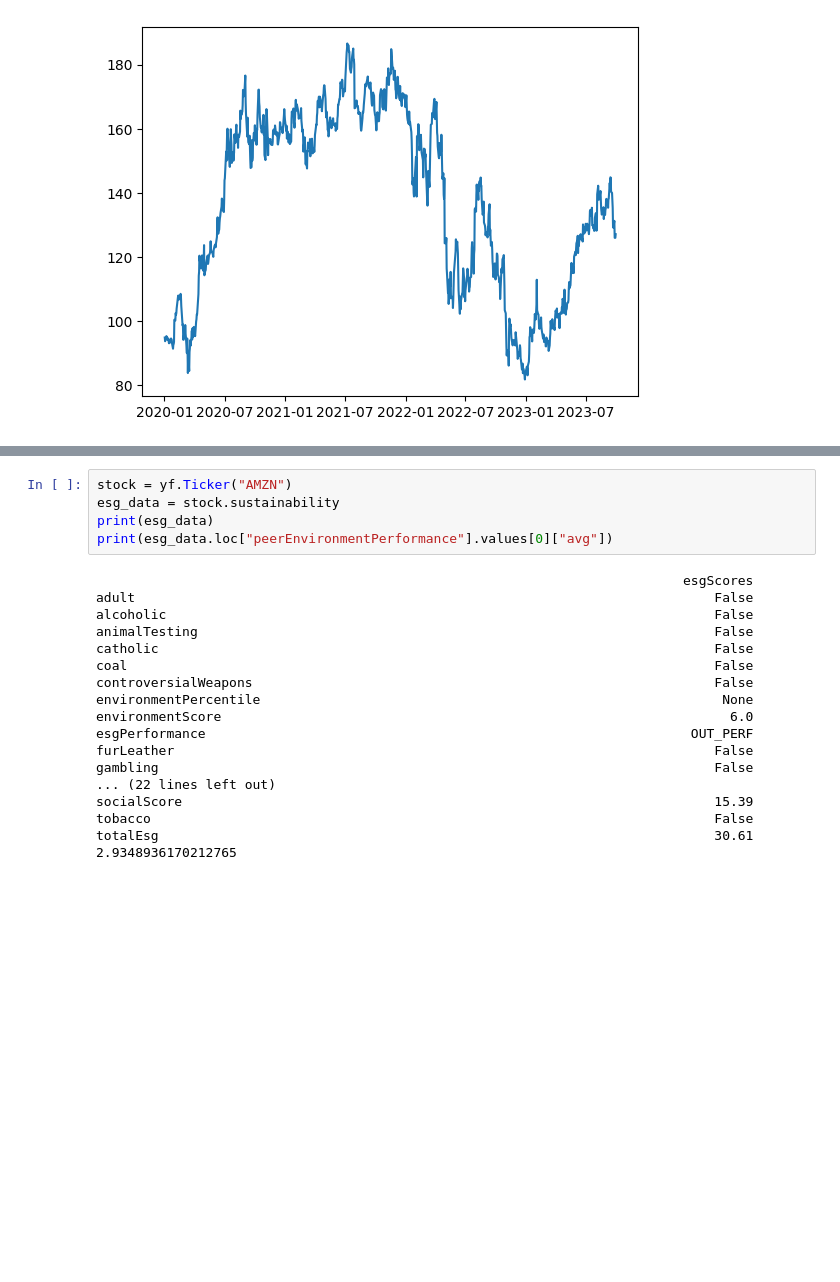
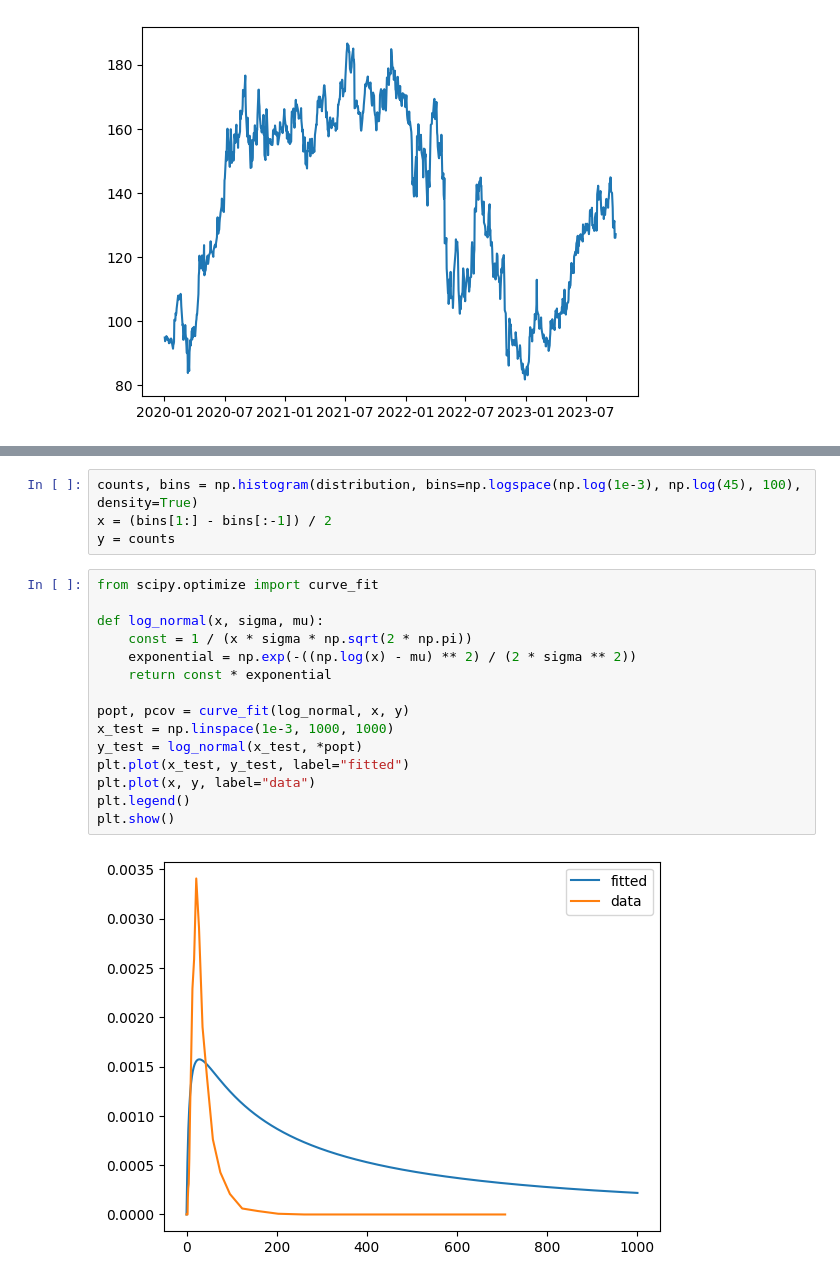
Before and after one commit to naapeli/Hanken-Hackathon-2024, a Jupyter notebook: MC_predictions.ipynb, the cells around one changed output, grey strips where cells are left out. Saved outputs shown, nothing was run; the diff lists cells and outputs as text; blank space fills up the shorter version.

```diff
--- a/MC_predictions.ipynb
+++ b/MC_predictions.ipynb
@@ -66,23 +68,21 @@ plt.show()
-# %%
-stock = yf.Ticker("AMZN")
-esg_data = stock.sustainability
-print(esg_data)
-print(esg_data.loc["peerEnvironmentPerformance"].values[0]["avg"])
-# %% [output]
-                                                                           esgScores
-adult                                                                          False
-alcoholic                                                                      False
-animalTesting                                                                  False
-catholic                                                                       False
-coal                                                                           False
-controversialWeapons                                                           False
-environmentPercentile                                                           None
-environmentScore                                                                 6.0
-esgPerformance                                                              OUT_PERF
-furLeather                                                                     False
-gambling                                                                       False
-... (22 lines left out)
-socialScore                                                                    15.39
-tobacco                                                                        False
-totalEsg                                                                       30.61
-2.9348936170212765
+# %%
+counts, bins = np.histogram(distribution, bins=np.logspace(np.log(1e-3), np.log(45), 100), density=True)
+x = (bins[1:] - bins[:-1]) / 2
+y = counts
+# %%
+from scipy.optimize import curve_fit
+
+def log_normal(x, sigma, mu):
+    const = 1 / (x * sigma * np.sqrt(2 * np.pi))
+    exponential = np.exp(-((np.log(x) - mu) ** 2) / (2 * sigma ** 2))
+    return const * exponential
+
+popt, pcov = curve_fit(log_normal, x, y)
+x_test = np.linspace(1e-3, 1000, 1000)
+y_test = log_normal(x_test, *popt)
+plt.plot(x_test, y_test, label="fitted")
+plt.plot(x, y, label="data")
+plt.legend()
+plt.show()
+# %% [output]
+[figure, added]
```
Also changed, not shown: parts of 3 cells of this notebook, 1 other file.
